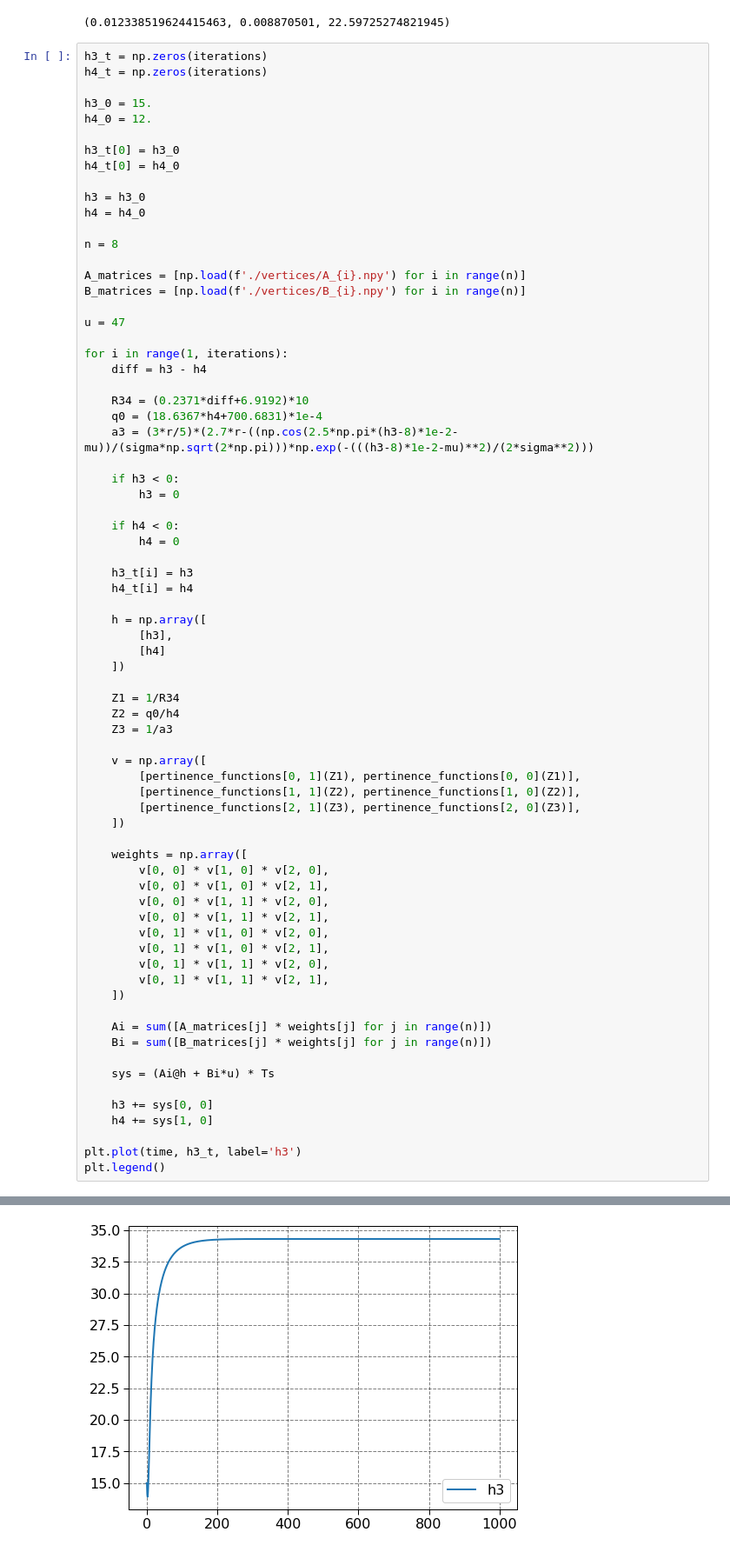
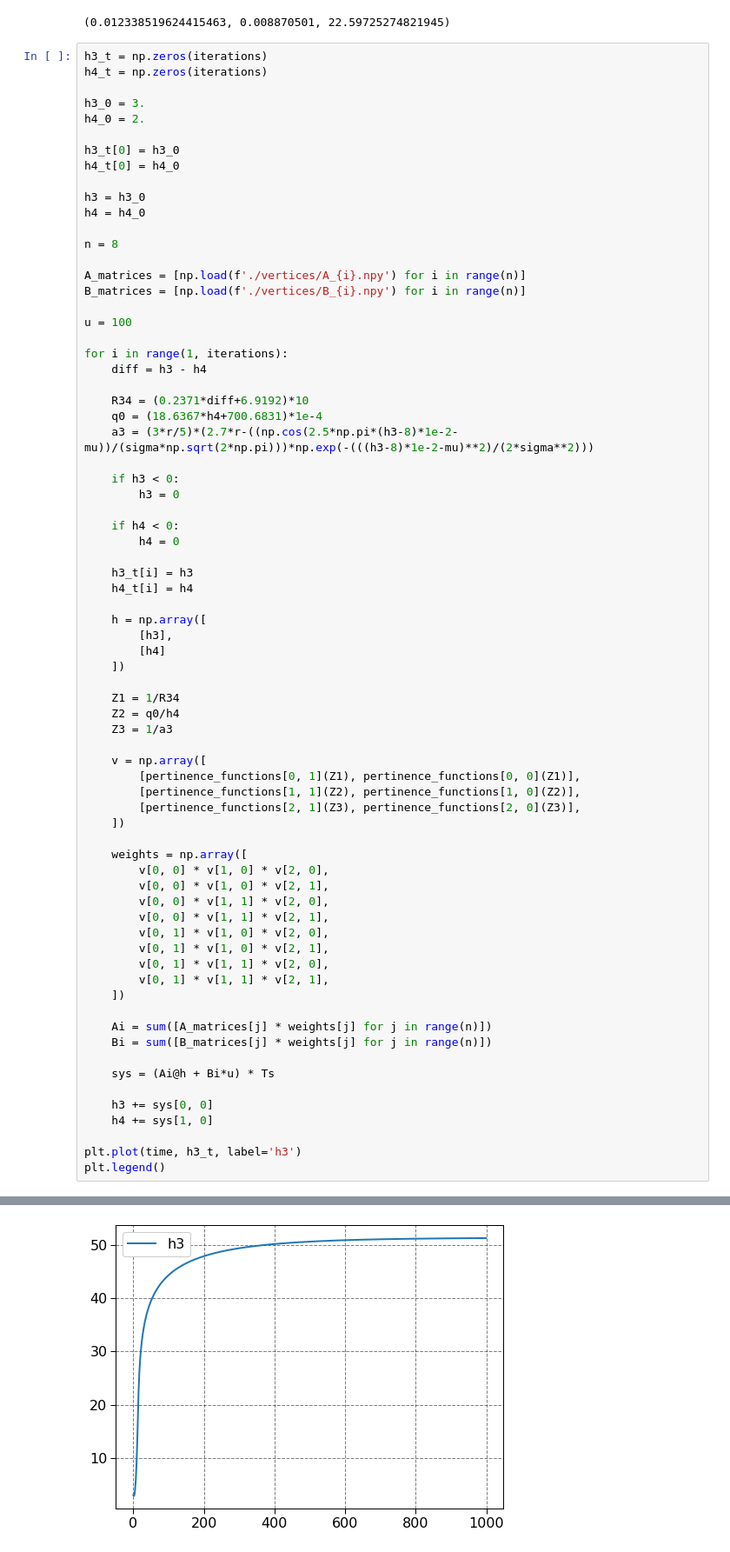
Before and after one commit to miguellrodrigues/ic_tanques, a Jupyter notebook: sim_fuzzy.ipynb, the cells around one changed output, grey strips where cells are left out. Shown at 87% size. Cells and saved outputs as stored; diff of their text form.

```diff
--- a/sim_fuzzy.ipynb
+++ b/sim_fuzzy.ipynb
@@ -73,8 +73,8 @@ Z1, Z2, Z3
 h3_t = np.zeros(iterations)
 h4_t = np.zeros(iterations)
 
-h3_0 = 15.
-h4_0 = 12.
+h3_0 = 3.
+h4_0 = 2.
 
 h3_t[0] = h3_0
 h4_t[0] = h4_0
@@ -87,7 +87,7 @@ n = 8
 A_matrices = [np.load(f'./vertices/A_{i}.npy') for i in range(n)]
 B_matrices = [np.load(f'./vertices/B_{i}.npy') for i in range(n)]
 
-u = 47
+u = 100
 
 for i in range(1, iterations):
     diff = h3 - h4
@@ -116,34 +116,34 @@ for i in range(1, iterations):
 
     v = np.array([
         [pertinence_functions[0, 1](Z1), pertinence_functions[0, 0](Z1)],
         [pertinence_functions[1, 1](Z2), pertinence_functions[1, 0](Z2)],
         [pertinence_functions[2, 1](Z3), pertinence_functions[2, 0](Z3)],
     ])
 
     weights = np.array([
         v[0, 0] * v[1, 0] * v[2, 0],
         v[0, 0] * v[1, 0] * v[2, 1],
         v[0, 0] * v[1, 1] * v[2, 0],
         v[0, 0] * v[1, 1] * v[2, 1],
         v[0, 1] * v[1, 0] * v[2, 0],
         v[0, 1] * v[1, 0] * v[2, 1],
         v[0, 1] * v[1, 1] * v[2, 0],
         v[0, 1] * v[1, 1] * v[2, 1],
     ])
 
     Ai = sum([A_matrices[j] * weights[j] for j in range(n)])
     Bi = sum([B_matrices[j] * weights[j] for j in range(n)])
 
     sys = (Ai@h + Bi*u) * Ts
 
     h3 += sys[0, 0]
     h4 += sys[1, 0]
 
 plt.plot(time, h3_t, label='h3')
 plt.legend()
 # %% [output]
 <matplotlib.legend.Legend at 0x...>
-[figure, old version]
+[figure, new version]
 # %%
 plt.plot(time, h4_t, label='h4')
 plt.legend()
```
Also changed, not shown: parts of 1 cell of this notebook.
